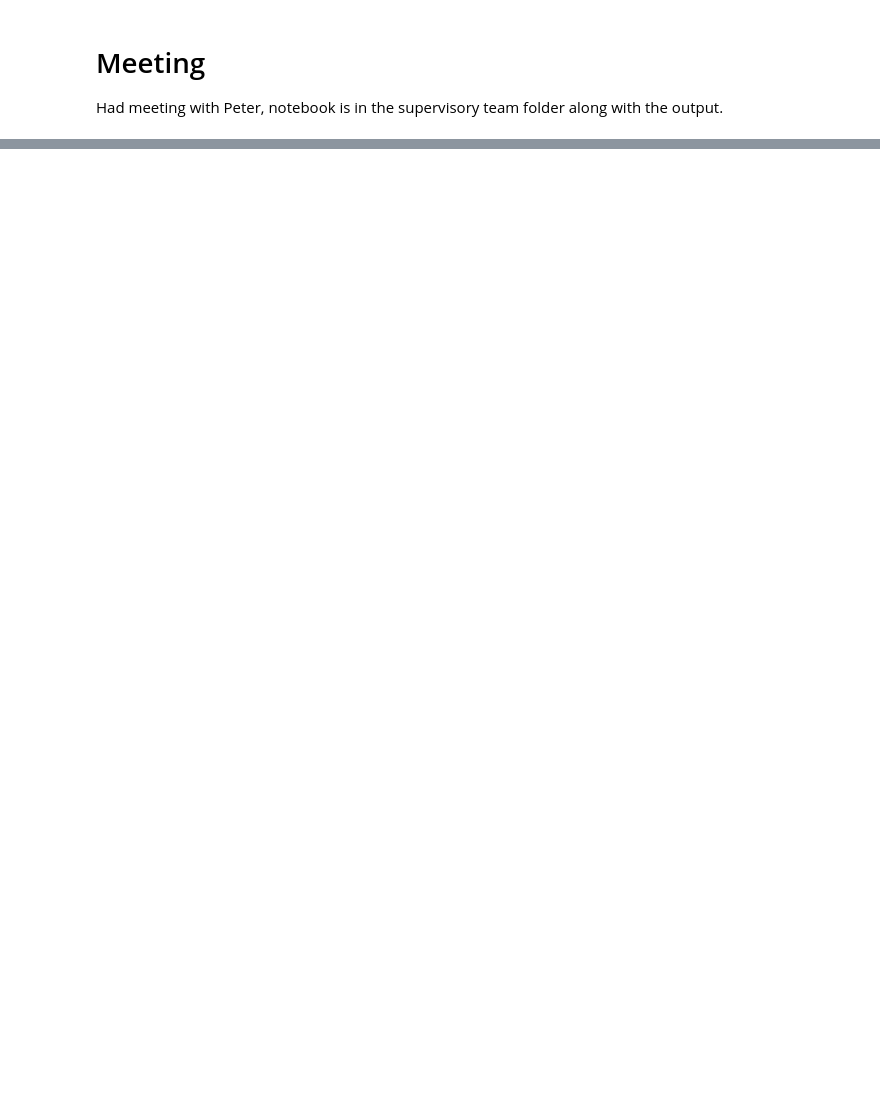
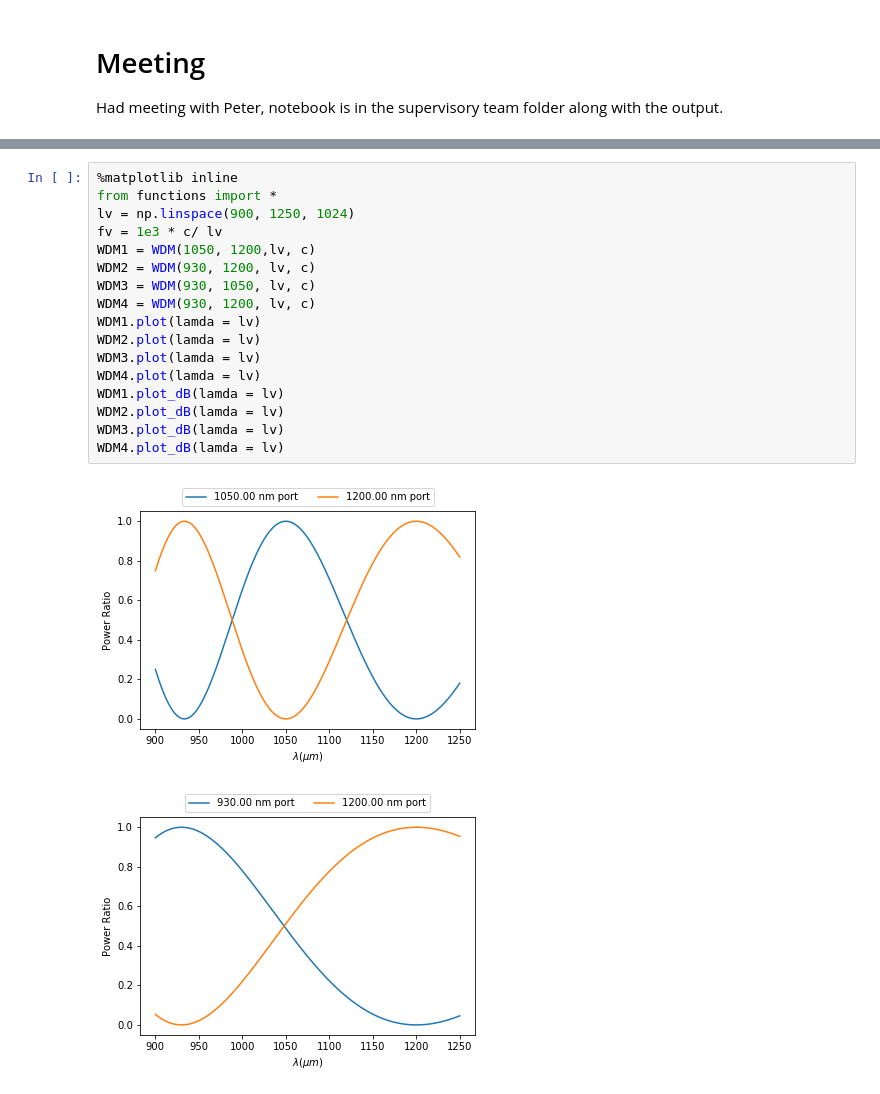
Before and after one commit to ibegleris/w-fopo, a Jupyter notebook: Log_sm-fopo.ipynb, the cells around one changed output, grey strips where cells are left out. Saved outputs shown, nothing was run; the diff lists cells and outputs as text; blank space fills up the shorter version.

```diff
--- a/Log_sm-fopo.ipynb
+++ b/Log_sm-fopo.ipynb
@@ -1497,0 +1481,20 @@ Had meeting with Peter, notebook is in the supervisory team folder along with th
+# %%
+%matplotlib inline
+from functions import *
+lv = np.linspace(900, 1250, 1024)
+fv = 1e3 * c/ lv
+WDM1 = WDM(1050, 1200,lv, c)
+WDM2 = WDM(930, 1200, lv, c)
+WDM3 = WDM(930, 1050, lv, c)
+WDM4 = WDM(930, 1200, lv, c)
+WDM1.plot(lamda = lv)
+WDM2.plot(lamda = lv)
+WDM3.plot(lamda = lv)
+WDM4.plot(lamda = lv)
+WDM1.plot_dB(lamda = lv)
+WDM2.plot_dB(lamda = lv)
+WDM3.plot_dB(lamda = lv)
+WDM4.plot_dB(lamda = lv)
+# %% [output]
+[figure, added]
+[figure, added]
```
Also changed, not shown: parts of 13 cells of this notebook, 6 other files.
